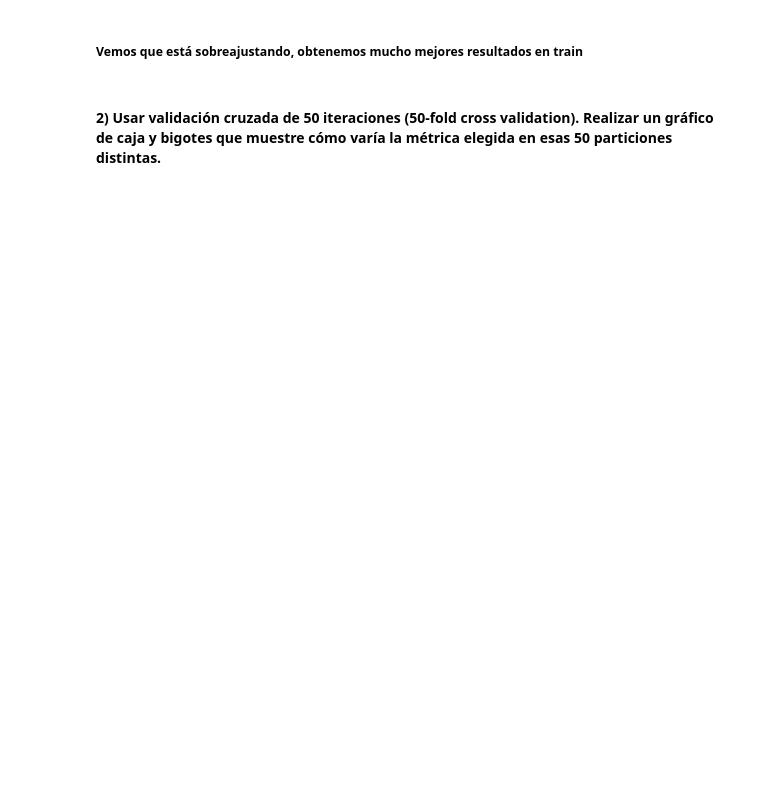
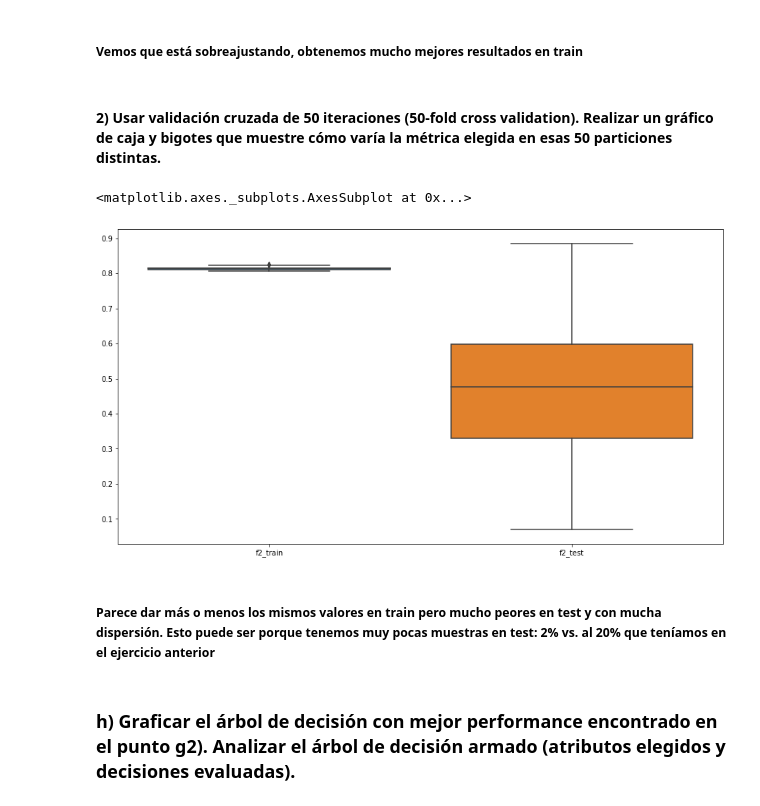
Before and after one commit to Bati-bot/TPAA, a Jupyter notebook: analisis_reservas.ipynb, the cells around one changed output. Drawn from its saved outputs; the diff is of its cells as text; code cells hidden in the pictures; blank space fills up the shorter version.

```diff
--- a/analisis_reservas.ipynb
+++ b/analisis_reservas.ipynb
@@ -761,3 +761,21 @@ sns.boxplot(data=metricas)
 ##### Vemos que está sobreajustando, obtenemos mucho mejores resultados en train
 # %% [markdown]
 #### 2) Usar validación cruzada de 50 iteraciones (50-fold cross validation). Realizar un gráfico de caja y bigotes que muestre cómo varía la métrica elegida en esas 50 particiones distintas.
+# %%
+arbol_cv = tree.DecisionTreeClassifier(criterion='entropy', max_depth=20, min_samples_leaf=5, ccp_alpha=0)
+X, y = hotel_bookings[columnas].fillna(0), hotel_bookings['is_canceled']
+f2_score = make_scorer(fbeta_score, beta=2)
+
+cv_results = cross_validate(arbol_cv, X, y, cv=50, scoring=f2_score, return_train_score=True, n_jobs=-1, return_estimator=True)
+# %%
+metricas = pd.DataFrame({'f2_train': cv_results['train_score'], 'f2_test' : cv_results['test_score']})
+
+plt.figure(figsize=(15,8))
+sns.boxplot(data=metricas)
+# %% [output]
+<matplotlib.axes._subplots.AxesSubplot at 0x...>
+[figure, added]
+# %% [markdown]
+##### Parece dar más o menos los mismos valores en train pero mucho peores en test y con mucha dispersión. Esto puede ser porque tenemos muy pocas muestras en test: 2% vs. al 20% que teníamos en el ejercicio anterior
+# %% [markdown]
+### h) Graficar el árbol de decisión con mejor performance encontrado en el punto g2). Analizar el árbol de decisión armado (atributos elegidos y decisiones evaluadas).
```
Also changed, not shown: parts of 10 cells of this notebook.
